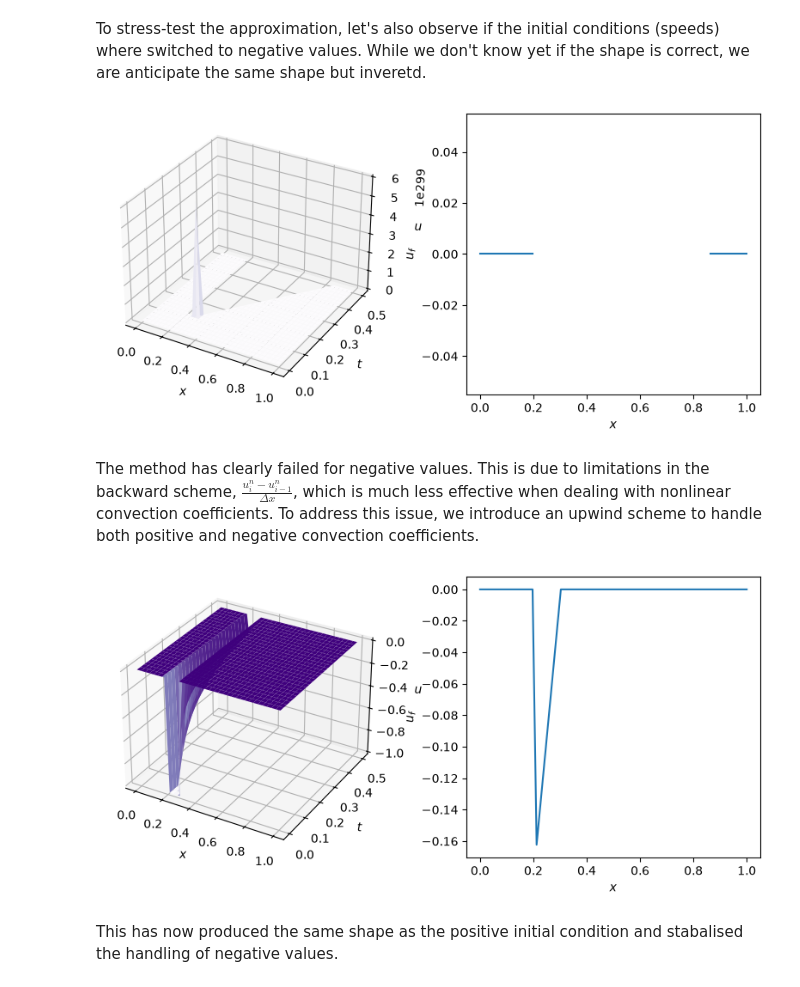
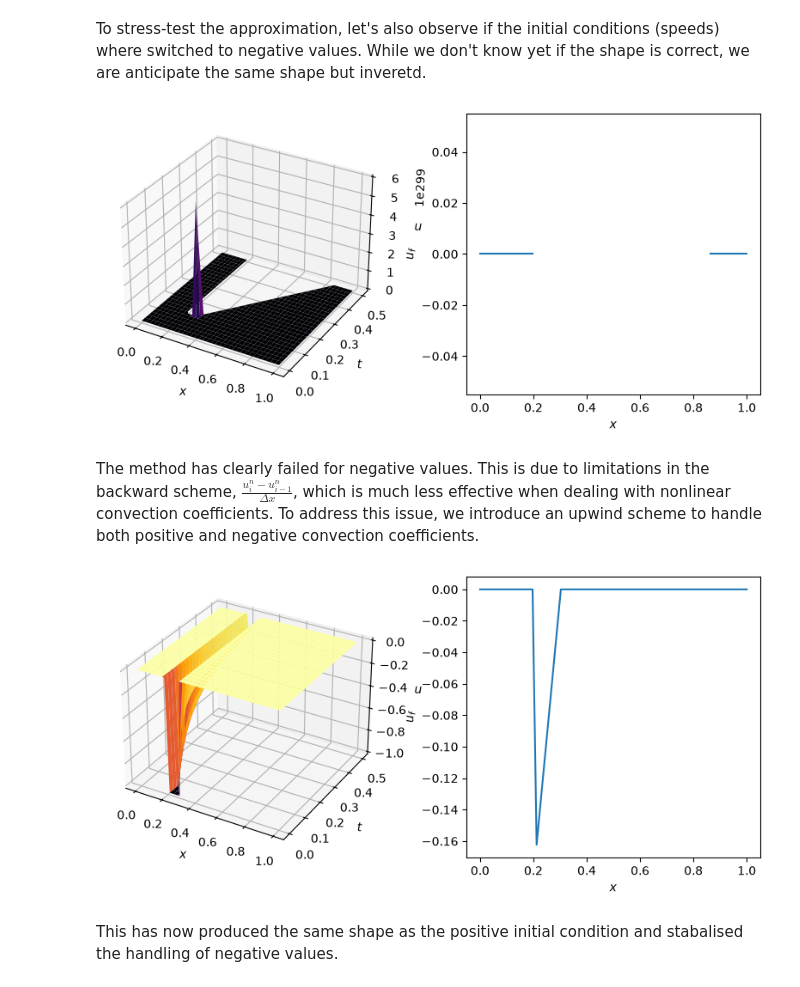
Before and after one commit to SamGr64/CFD-Suite, a Jupyter notebook: CFD.ipynb, the cells around one changed output. Drawn from its saved outputs; the diff is of its cells as text; code cells hidden in the pictures.

```diff
--- a/CFD.ipynb
+++ b/CFD.ipynb
@@ -154,16 +152,16 @@ $$u_i^{n+1} = u_i^n - u_i^n \frac{\Delta t}{\Delta x}(u_i^{n} - u_{i-1}^n)$$
 
 Let's see how this evolves over time with a more granular resolution.
 # %%
-def nonlinear_convection(u_0: np.ndarray, domain: list[float], n_x: int, n_t: int, d_t: float) -> np.ndarray:
-    d_x = abs(domain[1] - domain[0]) / (n_x - 1)
+def nonlinear_convection(u_0: np.ndarray, domain: list[float], nx: int, nt: int, dt: float) -> np.ndarray:
+    dx = abs(domain[1] - domain[0]) / (nx - 1)
 
-    u = np.zeros([n_t+1, n_x])
+    u = np.zeros([nt+1, nx])
     u[0] = u_0.copy()
 
-    for n in range(n_t):
+    for n in range(nt):
         u[n+1] = u[n].copy()
-        for i in range(1, n_x):
-            u[n+1, i] = u[n, i] * (1 - d_t/d_x * (u[n, i] - u[n, i-1]))
+        for i in range(1, nx):
+            u[n+1, i] = u[n, i] * (1 - dt/dx * (u[n, i] - u[n, i-1]))
 
     return u
 # %%
@@ -197,24 +194,23 @@ plt.show()
 # %% [markdown]
 To stress-test the approximation, let's also observe if the initial conditions (speeds) where switched to negative values. While we don't know yet if the shape is correct, we are anticipate the same shape but inveretd.
 # %%
-n_grid, x_range = 67, [0.0, 1.0]
-n_timesteps, delta_t = 50, 0.01
+nx, x_range = 67, [0.0, 1.0]
+nt, delta_t = 50, 0.01
 
-u_0 = top_hat(n_grid=n_grid, domain=x_range)
-u = nonlinear_convection(u_0=-u_0, domain=x_range, n_x=n_grid, n_t=n_timesteps, d_t=delta_t)
-x = np.linspace(x_range[0], x_range[1], n_grid)
-t = np.linspace(0, n_timesteps * delta_t, u.shape[0])
+u_0, x = top_hat(nx=nx, domain=x_range)
+u = nonlinear_convection(u_0=-u_0, domain=x_range, nx=nx, nt=nt, dt=delta_t)
+t = np.linspace(0, nt * delta_t, u.shape[0])
 X, T = np.meshgrid(x, t)
 
 fig = plt.figure(figsize=(8, 4))
 
-ax1 = fig.add_subplot(1, 2, 1, projection="3d")
-ax1.plot_surface(X, T, u, cmap="Purples")
+ax1 = fig.add_subplot(121, projection="3d")
+ax1.plot_surface(X, T, u, cmap="inferno")
 ax1.set_xlabel(r"$x$")
 ax1.set_ylabel(r"$t$")
 ax1.set_zlabel(r"$u$")
 
-ax2 = fig.add_subplot(1, 2, 2)
+ax2 = fig.add_subplot(122)
 ax2.plot(x, u[-1])
 ax2.set_xlabel(r"$x$")
 ax2.set_ylabel(r"$u_f$")
@@ -222,22 +218,22 @@ ax2.set_ylabel(r"$u_f$")
 plt.tight_layout()
 plt.show()
 # %% [output]
-[figure, old version]
+[figure, new version]
 # %% [markdown]
 The method has clearly failed for negative values. This is due to limitations in the backward scheme, $\frac{u_i^n - u_{i-1}^n}{\Delta x}$, which is much less effective when dealing with nonlinear convection coefficients. To address this issue, we introduce an upwind scheme to handle both positive and negative convection coefficients.
 # %%
 def upwind_scheme(c: float):
     return max(c/(abs(c)+1e-6), 0), max(-c/(abs(c)+1e-6), 0)
 
-def upwind_nonlinear_convection(u_0: np.ndarray = u_0, domain: list = x_range, n_t: int = n_timesteps, n_x: int = n_grid, d_t: float = delta_t) -> np.ndarray:
-    d_x = abs(domain[1] - domain[0]) / (n_x - 1)
+def upwind_nonlinear_convection(u_0: np.ndarray = u_0, domain: list = x_range, nt: int = nt, nx: int = nx, dt: float = delta_t) -> np.ndarray:
+    dx = abs(domain[1] - domain[0]) / (nx - 1)
 
-    u = np.zeros([n_t+1, n_x])
+    u = np.zeros([nt+1, nx])
     u[0] = u_0.copy()
 
-    for n in range(n_t):
+    for n in range(nt):
         u[n+1] = u[n].copy()
-        for i in range(1, n_x-1): # ignore last iteration as differential value depends on (i+1)th value
+        for i in range(1, nx-1): # ignore last iteration as differential value depends on (i+1)th value
 
             # Coefficients to west & east side of the node (i-1) or (i+1) respectively
             fe1, fe2 = upwind_scheme(u[n, i])
@@ -247,37 +243,36 @@ def upwind_nonlinear_convection(u_0: np.ndarray = u_0, domain: list = x_range, n
             ue = u[n, i] * fe1 + u[n, i+1] * fe2
             uw = u[n, i-1] * fw1 + u[n, i] * fw2
 
-            u[n+1, i] = u[n, i] * (1 - d_t/d_x * (ue - uw))
+            u[n+1, i] = u[n, i] * (1 - dt/dx * (ue - uw))
 
     return u
 # %%
-n_grid, x_range = 67, [0.0, 1.0]
-n_timesteps, delta_t = 50, 0.01
+nx, x_range = 67, [0.0, 1.0]
+nt, delta_t = 50, 0.01
 
-u_0 = top_hat(n_grid=n_grid, domain=x_range)
-u = upwind_nonlinear_convection(-u_0)
-x = np.linspace(x_range[0], x_range[1], n_grid)
-t = np.linspace(0, n_timesteps * delta_t, u.shape[0])
+u_0, x = top_hat(nx=nx, domain=x_range)
+u = upwind_nonlinear_convection(u_0=-u_0, domain=x_range, nx=nx, nt=nt, dt=delta_t)
+t = np.linspace(0, nt * delta_t, u.shape[0])
 
 X, T = np.meshgrid(x, t)
 
 fig = plt.figure(figsize=(8, 4))
 
-ax1 = fig.add_subplot(1, 2, 1, projection="3d")
-ax1.plot_surface(X, T, u, cmap="Purples")
+ax1 = fig.add_subplot(121, projection="3d")
+ax1.plot_surface(X, T, u, cmap="inferno")
 ax1.set_xlabel(r"$x$")
 ax1.set_ylabel(r"$t$")
 ax1.set_zlabel(r"$u$")
 
-ax2 = fig.add_subplot(1, 2, 2)
+ax2 = fig.add_subplot(122)
 ax2.plot(x, u[-1])
 ax2.set_xlabel(r"$x$")
 ax2.set_ylabel(r"$u_f$")
 
 plt.tight_layout()
 plt.show()
 # %% [output]
-[figure, old version]
+[figure, new version]
 # %% [markdown]
 This has now produced the same shape as the positive initial condition and stabalised the handling of negative values.
 # %% [markdown]
```
Also changed, not shown: parts of 40 cells of this notebook.
